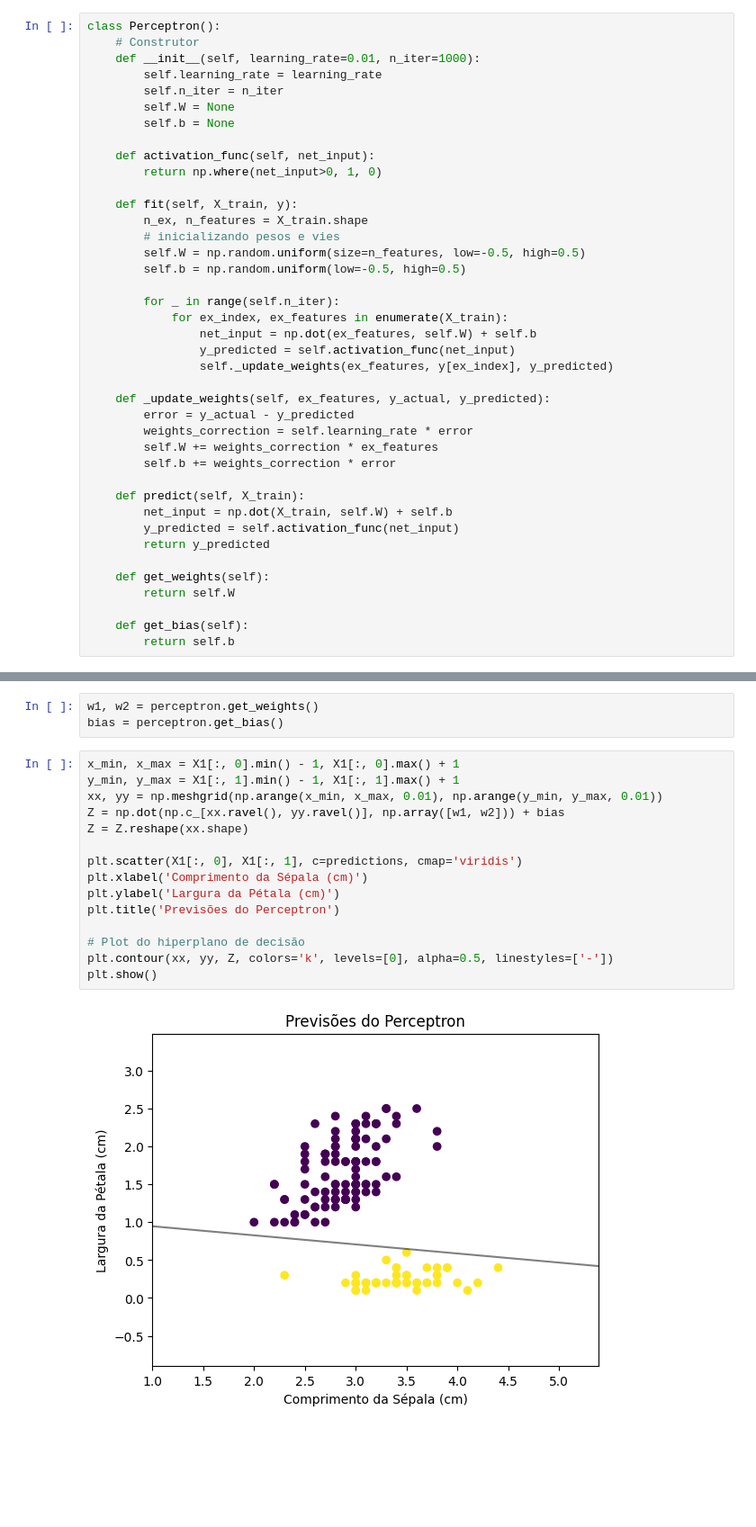
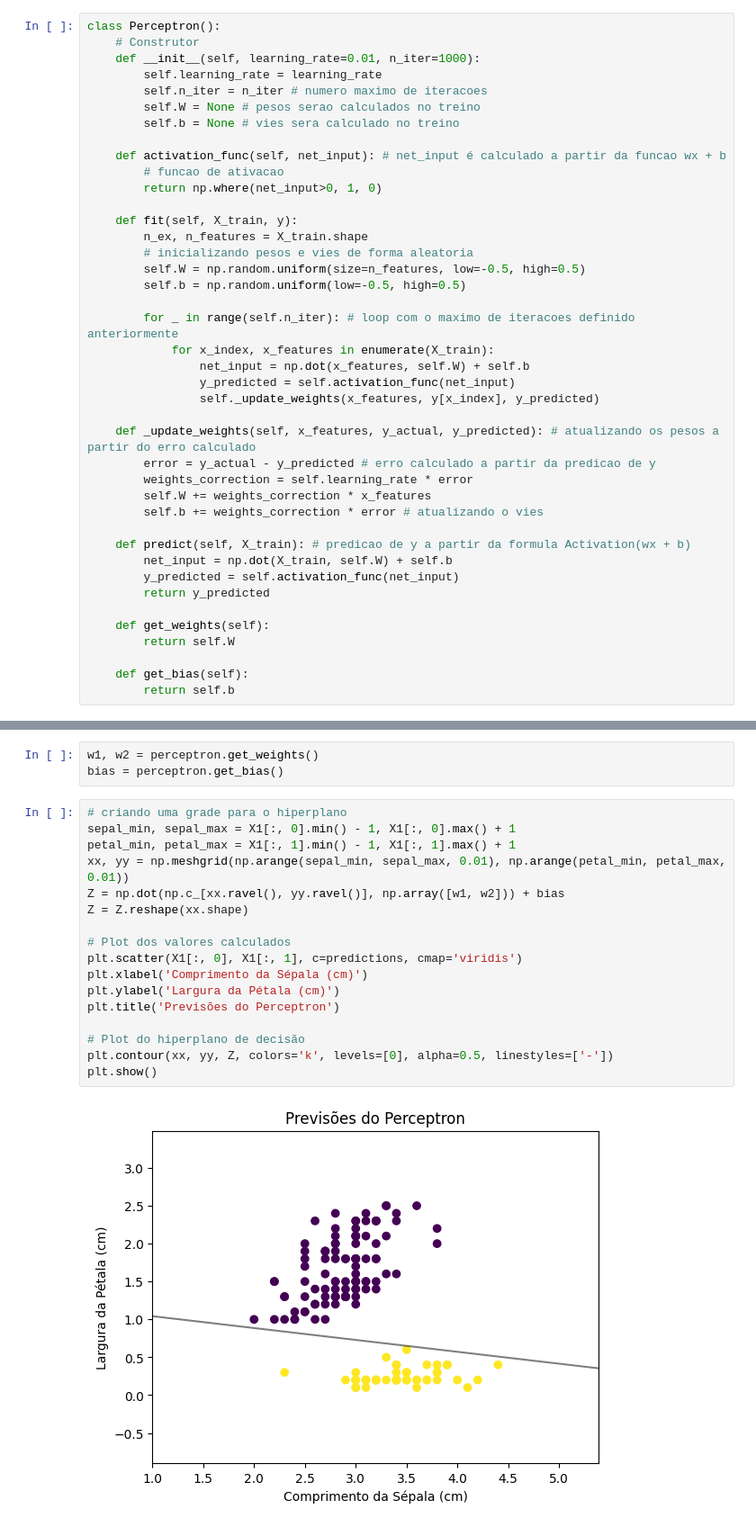
Before and after one commit to Samuelsnv2/Deep-Learning-studies, a Jupyter notebook: Perceptron/perceptron_implementation.ipynb, the cells around one changed output, grey strips where cells are left out. Shown at 90% size. Drawn from its saved outputs; the diff is of its cells as text; blank space fills up the shorter version.

```diff
--- a/Perceptron/perceptron_implementation.ipynb
+++ b/Perceptron/perceptron_implementation.ipynb
@@ -9,32 +9,33 @@ class Perceptron():
     # Construtor
     def __init__(self, learning_rate=0.01, n_iter=1000):
         self.learning_rate = learning_rate
-        self.n_iter = n_iter
-        self.W = None
-        self.b = None
+        self.n_iter = n_iter # numero maximo de iteracoes
+        self.W = None # pesos serao calculados no treino
+        self.b = None # vies sera calculado no treino
 
-    def activation_func(self, net_input):
+    def activation_func(self, net_input): # net_input é calculado a partir da funcao wx + b
+        # funcao de ativacao
         return np.where(net_input>0, 1, 0)
 
     def fit(self, X_train, y):
         n_ex, n_features = X_train.shape
-        # inicializando pesos e vies
+        # inicializando pesos e vies de forma aleatoria
         self.W = np.random.uniform(size=n_features, low=-0.5, high=0.5)
         self.b = np.random.uniform(low=-0.5, high=0.5)
 
-        for _ in range(self.n_iter):
-            for ex_index, ex_features in enumerate(X_train):
-                net_input = np.dot(ex_features, self.W) + self.b
+        for _ in range(self.n_iter): # loop com o maximo de iteracoes definido anteriormente
+            for x_index, x_features in enumerate(X_train):
+                net_input = np.dot(x_features, self.W) + self.b
                 y_predicted = self.activation_func(net_input)
-                self._update_weights(ex_features, y[ex_index], y_predicted)
+                self._update_weights(x_features, y[x_index], y_predicted)
 
-    def _update_weights(self, ex_features, y_actual, y_predicted):
-        error = y_actual - y_predicted
+    def _update_weights(self, x_features, y_actual, y_predicted): # atualizando os pesos a partir do erro calculado
+        error = y_actual - y_predicted # erro calculado a partir da predicao de y
         weights_correction = self.learning_rate * error
-        self.W += weights_correction * ex_features
-        self.b += weights_correction * error
+        self.W += weights_correction * x_features
+        self.b += weights_correction * error # atualizando o vies
 
-    def predict(self, X_train):
+    def predict(self, X_train): # predicao de y a partir da formula Activation(wx + b)
         net_input = np.dot(X_train, self.W) + self.b
         y_predicted = self.activation_func(net_input)
         return y_predicted
@@ -146,19 +138,21 @@ plt.show()
 w1, w2 = perceptron.get_weights()
 bias = perceptron.get_bias()
 # %%
-x_min, x_max = X1[:, 0].min() - 1, X1[:, 0].max() + 1
-y_min, y_max = X1[:, 1].min() - 1, X1[:, 1].max() + 1
-xx, yy = np.meshgrid(np.arange(x_min, x_max, 0.01), np.arange(y_min, y_max, 0.01))
+# criando uma grade para o hiperplano
+sepal_min, sepal_max = X1[:, 0].min() - 1, X1[:, 0].max() + 1
+petal_min, petal_max = X1[:, 1].min() - 1, X1[:, 1].max() + 1
+xx, yy = np.meshgrid(np.arange(sepal_min, sepal_max, 0.01), np.arange(petal_min, petal_max, 0.01))
 Z = np.dot(np.c_[xx.ravel(), yy.ravel()], np.array([w1, w2])) + bias
 Z = Z.reshape(xx.shape)
 
+# Plot dos valores calculados
 plt.scatter(X1[:, 0], X1[:, 1], c=predictions, cmap='viridis')
 plt.xlabel('Comprimento da Sépala (cm)')
 plt.ylabel('Largura da Pétala (cm)')
 plt.title('Previsões do Perceptron')
 
 # Plot do hiperplano de decisão
 plt.contour(xx, yy, Z, colors='k', levels=[0], alpha=0.5, linestyles=['-'])
 plt.show()
 # %% [output]
-[figure, old version]
+[figure, new version]
```
Also changed, not shown: parts of 4 cells of this notebook.
